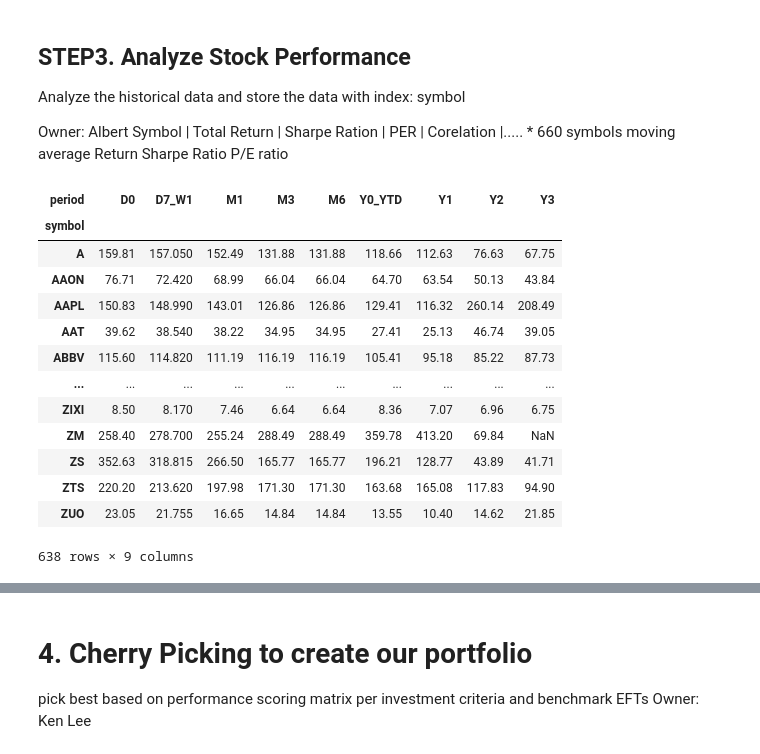
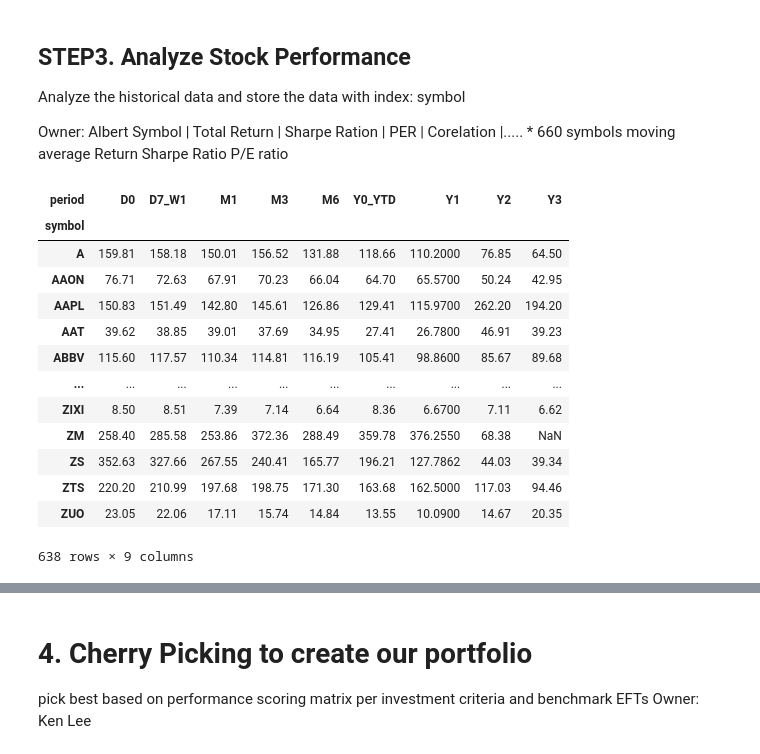
Before and after one commit to mingluuu/ETF_Portfolio_Top_Performers, a Jupyter notebook: ETF_analyzer_POC.ipynb, the cells around one changed output, grey strips where cells are left out. Saved outputs shown, nothing was run; the diff lists cells and outputs as text; code cells hidden in the pictures.

```diff
--- a/ETF_analyzer_POC.ipynb
+++ b/ETF_analyzer_POC.ipynb
@@ -132,22 +165,23 @@ Sharpe Ratio
 P/E ratio
 # %%
 #hist.drop_table('STOCK_HISTORY')
+day_t = date.today()
 historical_px_matrix = hist.get_price_history_by_period(day_t)
 historical_px_matrix
 # %% [output]
 | period | D0 | D7_W1 | M1 | M3 | M6 | Y0_YTD | Y1 | Y2 | Y3 |
 | symbol |  |  |  |  |  |  |  |  |  |
-| A | 159.81 | 157.050 | 152.49 | 131.88 | 131.88 | 118.66 | 112.63 | 76.63 | 67.75 |
-| AAON | 76.71 | 72.420 | 68.99 | 66.04 | 66.04 | 64.70 | 63.54 | 50.13 | 43.84 |
-| AAPL | 150.83 | 148.990 | 143.01 | 126.86 | 126.86 | 129.41 | 116.32 | 260.14 | 208.49 |
-| AAT | 39.62 | 38.540 | 38.22 | 34.95 | 34.95 | 27.41 | 25.13 | 46.74 | 39.05 |
-| ABBV | 115.60 | 114.820 | 111.19 | 116.19 | 116.19 | 105.41 | 95.18 | 85.22 | 87.73 |
+| A | 159.81 | 158.18 | 150.01 | 156.52 | 131.88 | 118.66 | 110.2000 | 76.85 | 64.50 |
+| AAON | 76.71 | 72.63 | 67.91 | 70.23 | 66.04 | 64.70 | 65.5700 | 50.24 | 42.95 |
+| AAPL | 150.83 | 151.49 | 142.80 | 145.61 | 126.86 | 129.41 | 115.9700 | 262.20 | 194.20 |
+| AAT | 39.62 | 38.85 | 39.01 | 37.69 | 34.95 | 27.41 | 26.7800 | 46.91 | 39.23 |
+| ABBV | 115.60 | 117.57 | 110.34 | 114.81 | 116.19 | 105.41 | 98.8600 | 85.67 | 89.68 |
 | ... | ... | ... | ... | ... | ... | ... | ... | ... | ... |
-| ZIXI | 8.50 | 8.170 | 7.46 | 6.64 | 6.64 | 8.36 | 7.07 | 6.96 | 6.75 |
-| ZM | 258.40 | 278.700 | 255.24 | 288.49 | 288.49 | 359.78 | 413.20 | 69.84 | NaN |
-| ZS | 352.63 | 318.815 | 266.50 | 165.77 | 165.77 | 196.21 | 128.77 | 43.89 | 41.71 |
-| ZTS | 220.20 | 213.620 | 197.98 | 171.30 | 171.30 | 163.68 | 165.08 | 117.83 | 94.90 |
-| ZUO | 23.05 | 21.755 | 16.65 | 14.84 | 14.84 | 13.55 | 10.40 | 14.62 | 21.85 |
+| ZIXI | 8.50 | 8.51 | 7.39 | 7.14 | 6.64 | 8.36 | 6.6700 | 7.11 | 6.62 |
+| ZM | 258.40 | 285.58 | 253.86 | 372.36 | 288.49 | 359.78 | 376.2550 | 68.38 | NaN |
+| ZS | 352.63 | 327.66 | 267.55 | 240.41 | 165.77 | 196.21 | 127.7862 | 44.03 | 39.34 |
+| ZTS | 220.20 | 210.99 | 197.68 | 198.75 | 171.30 | 163.68 | 162.5000 | 117.03 | 94.46 |
+| ZUO | 23.05 | 22.06 | 17.11 | 15.74 | 14.84 | 13.55 | 10.0900 | 14.67 | 20.35 |
 638 rows × 9 columns
 # %%
 #1. download historical data 1 ~ 2 symbolsCorrelations...
```
Also changed, not shown: parts of 36 cells of this notebook.
